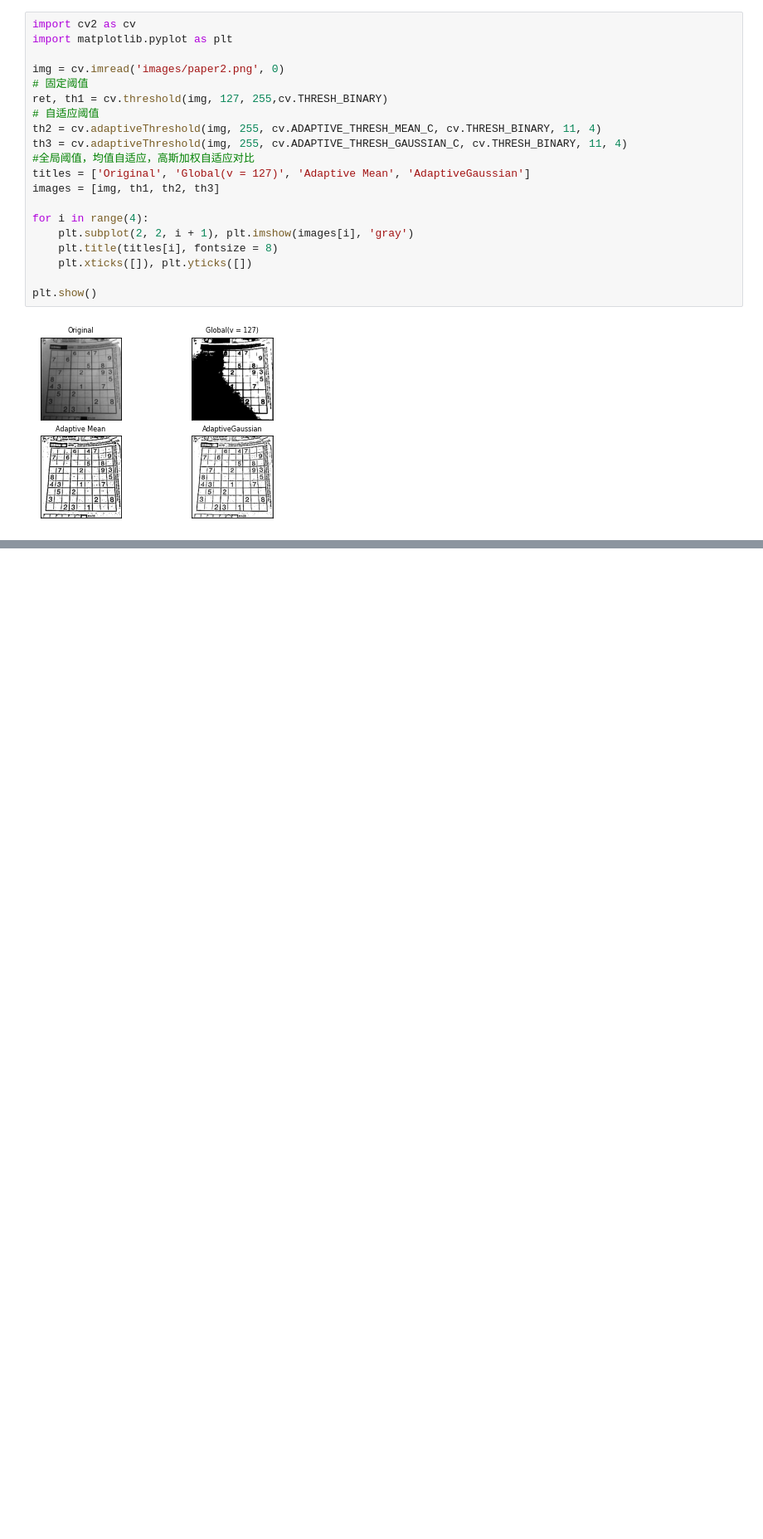
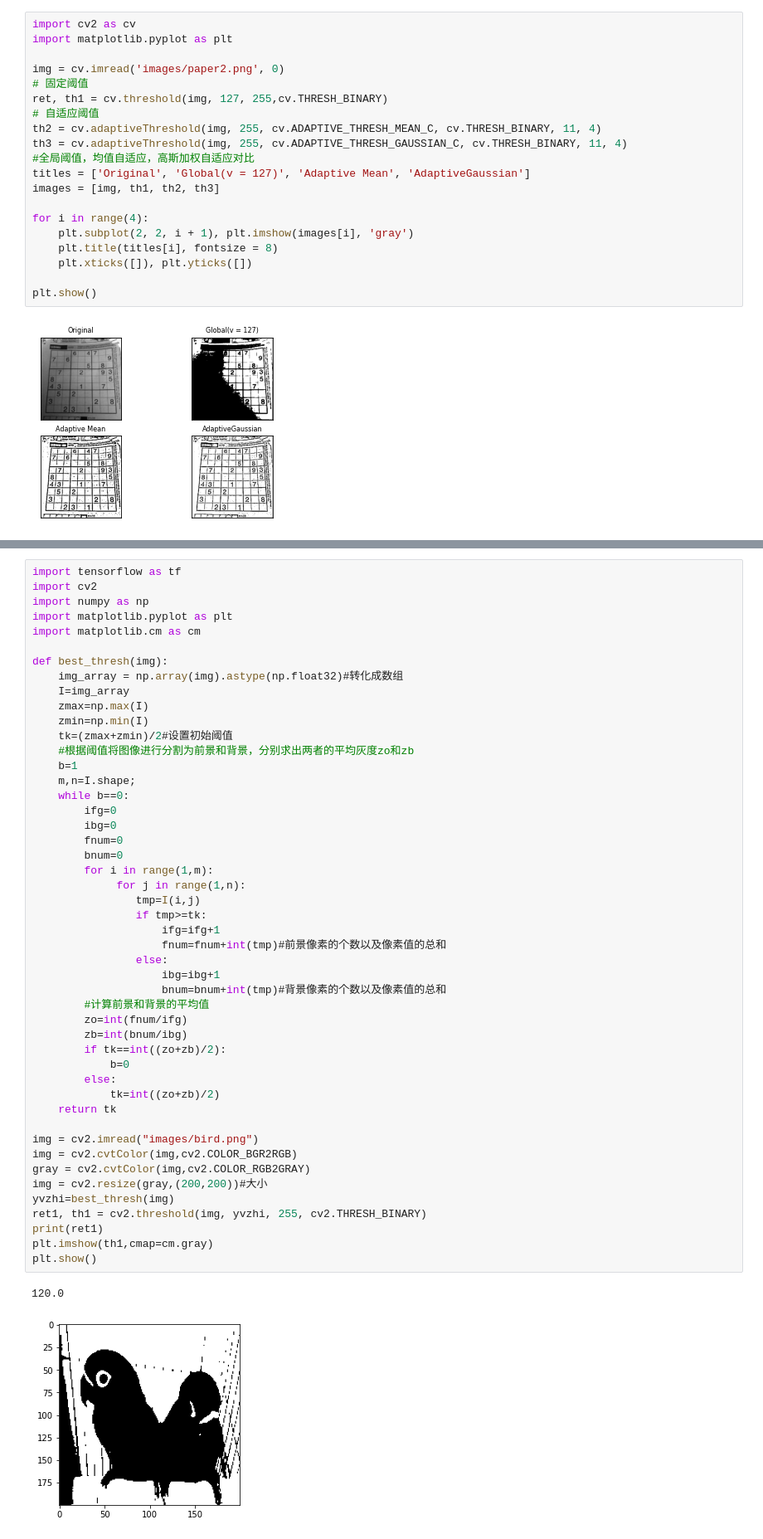
Before and after one commit to mangxiao2018/opencv-samples, a Jupyter notebook: 10005-图像分割.ipynb, the cells around one changed output, grey strips where cells are left out. Shown at 83% size. Drawn from its saved outputs; the diff is of its cells as text; blank space fills up the shorter version.

```diff
--- a/10005-图像分割.ipynb
+++ b/10005-图像分割.ipynb
@@ -95,0 +98,51 @@ plt.show()
+# %%
+import tensorflow as tf
+import cv2
+import numpy as np
+import matplotlib.pyplot as plt
+import matplotlib.cm as cm
+
+def best_thresh(img):
+    img_array = np.array(img).astype(np.float32)#转化成数组
+    I=img_array
+    zmax=np.max(I)
+    zmin=np.min(I)
+    tk=(zmax+zmin)/2#设置初始阈值
+    #根据阈值将图像进行分割为前景和背景，分别求出两者的平均灰度zo和zb
+    b=1
+    m,n=I.shape;
+    while b==0:
+        ifg=0
+        ibg=0
+        fnum=0
+        bnum=0
+        for i in range(1,m):
+             for j in range(1,n):
+                tmp=I(i,j)
+                if tmp>=tk:
+                    ifg=ifg+1
+                    fnum=fnum+int(tmp)#前景像素的个数以及像素值的总和
+                else:
+                    ibg=ibg+1
+                    bnum=bnum+int(tmp)#背景像素的个数以及像素值的总和
+        #计算前景和背景的平均值
+        zo=int(fnum/ifg)
+        zb=int(bnum/ibg)
+        if tk==int((zo+zb)/2):
+            b=0
+        else:
+            tk=int((zo+zb)/2)
+    return tk
+
+img = cv2.imread("images/bird.png")
+img = cv2.cvtColor(img,cv2.COLOR_BGR2RGB)
+gray = cv2.cvtColor(img,cv2.COLOR_RGB2GRAY)
+img = cv2.resize(gray,(200,200))#大小
+yvzhi=best_thresh(img)
+ret1, th1 = cv2.threshold(img, yvzhi, 255, cv2.THRESH_BINARY)
+print(ret1)
+plt.imshow(th1,cmap=cm.gray)
+plt.show()
+# %% [output]
+120.0
+[figure, added]
```
Also changed, not shown: parts of 3 cells of this notebook.
